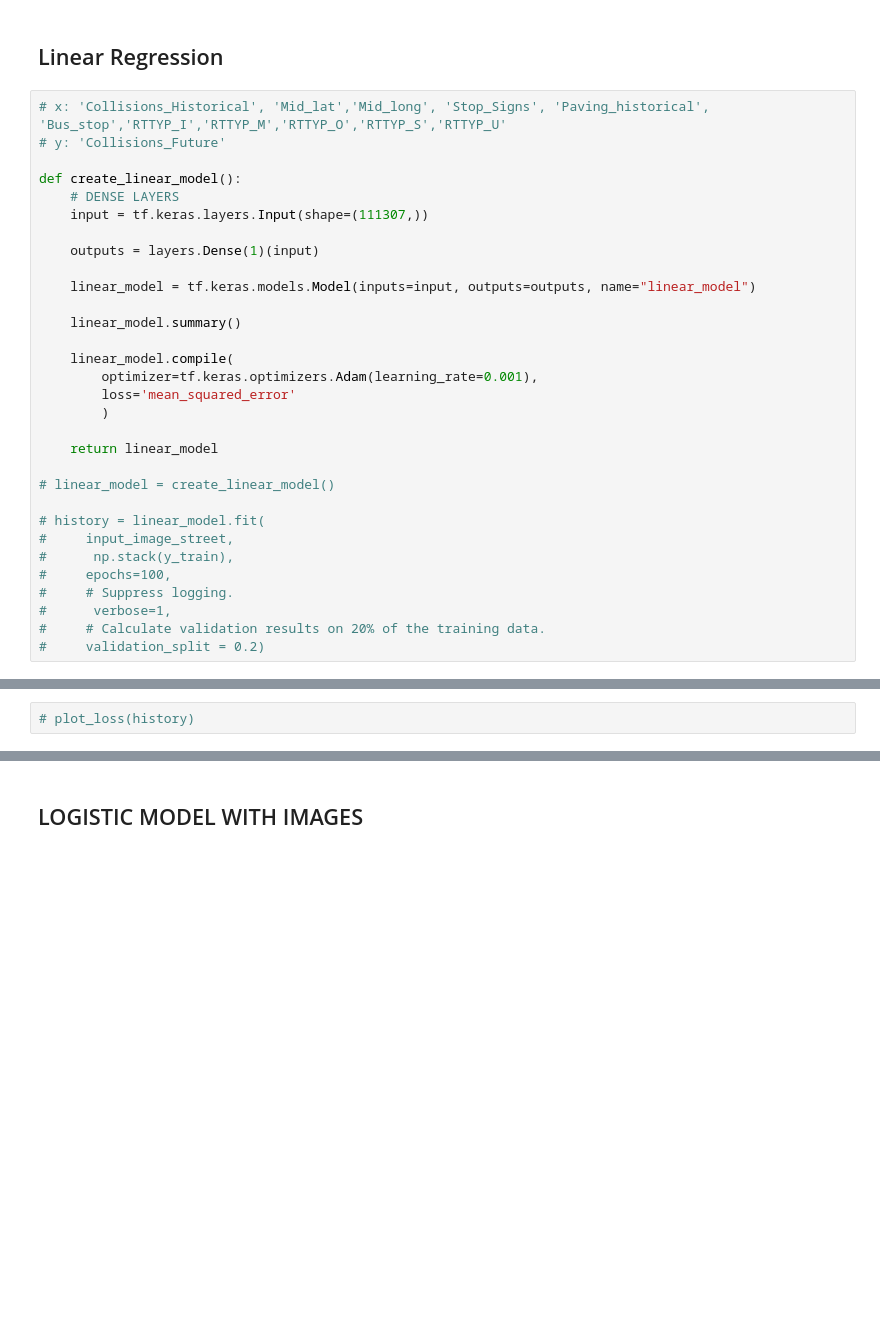
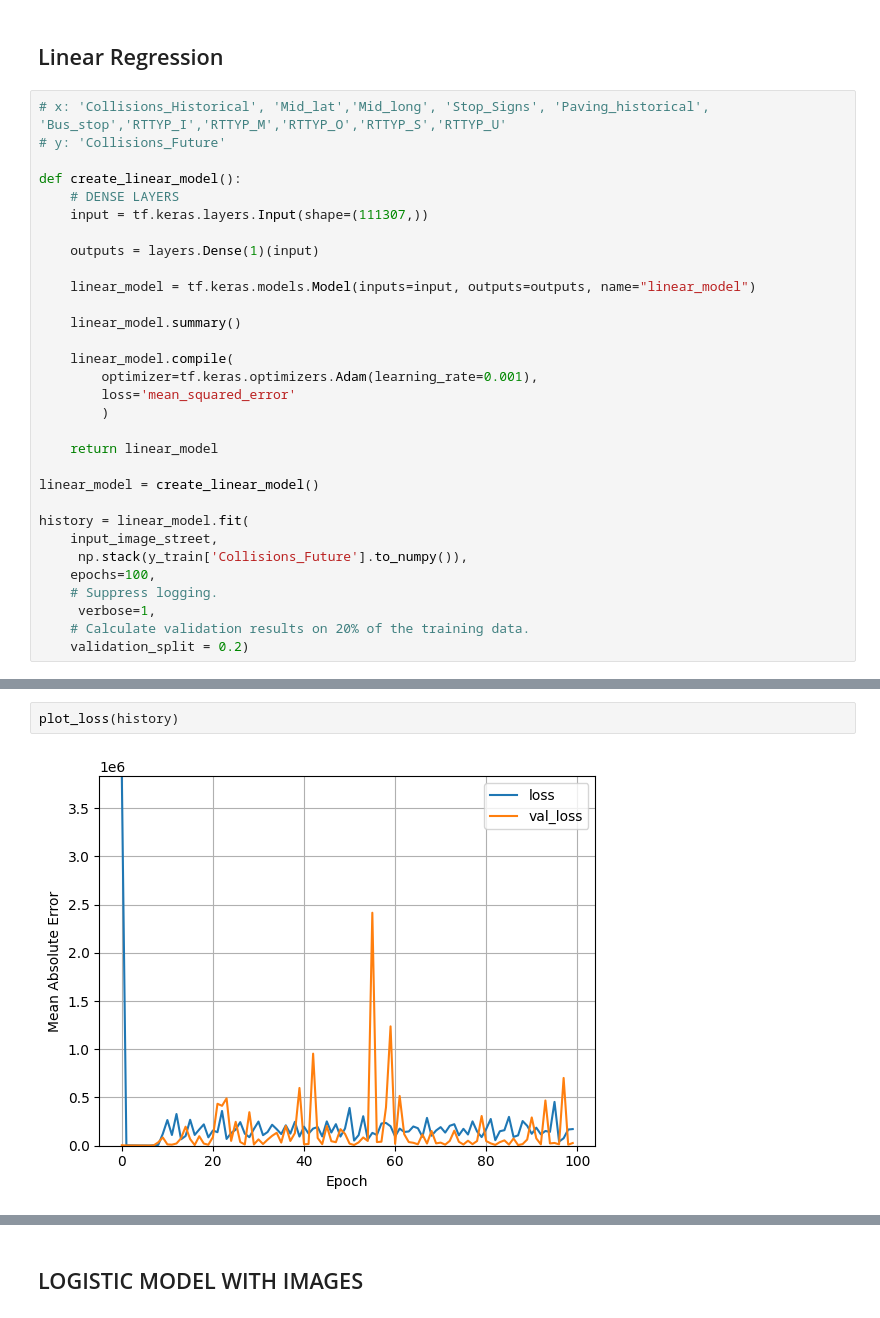
Before and after one commit to arisanguyen/210_Capstone_Aditya_Arisa_Noriel, a Jupyter notebook: abajaj_modeling.ipynb, the cells around one changed output, grey strips where cells are left out. Drawn from its saved outputs; the diff is of its cells as text; blank space fills up the shorter version.

Commit message:
Modeling

```diff
--- a/abajaj_modeling.ipynb
+++ b/abajaj_modeling.ipynb
@@ -216,13 +232,13 @@ def create_linear_model():
 
     return linear_model
 
-# linear_model = create_linear_model()
+linear_model = create_linear_model()
 
-# history = linear_model.fit(
-#     input_image_street,
-#      np.stack(y_train),
-#     epochs=100,
-#     # Suppress logging.
-#      verbose=1,
-#     # Calculate validation results on 20% of the training data.
-#     validation_split = 0.2)
+history = linear_model.fit(
+    input_image_street,
+     np.stack(y_train['Collisions_Future'].to_numpy()),
+    epochs=100,
+    # Suppress logging.
+     verbose=1,
+    # Calculate validation results on 20% of the training data.
+    validation_split = 0.2)
@@ -229,2 +293,4 @@ def create_linear_model():
 # %%
-# plot_loss(history)
+plot_loss(history)
+# %% [output]
+[figure, added]
```
Also changed, not shown: parts of 21 cells of this notebook, 1 other file.
